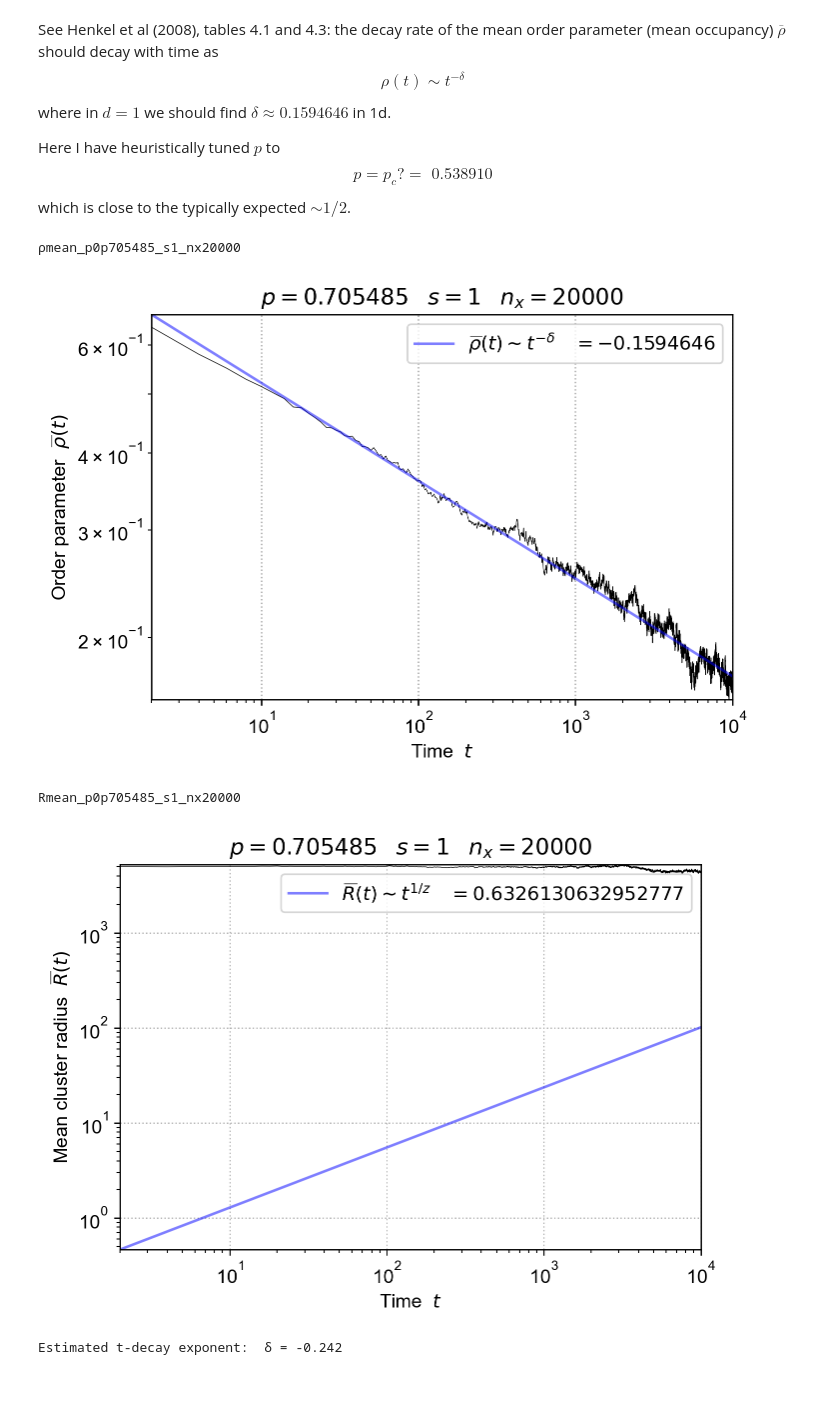
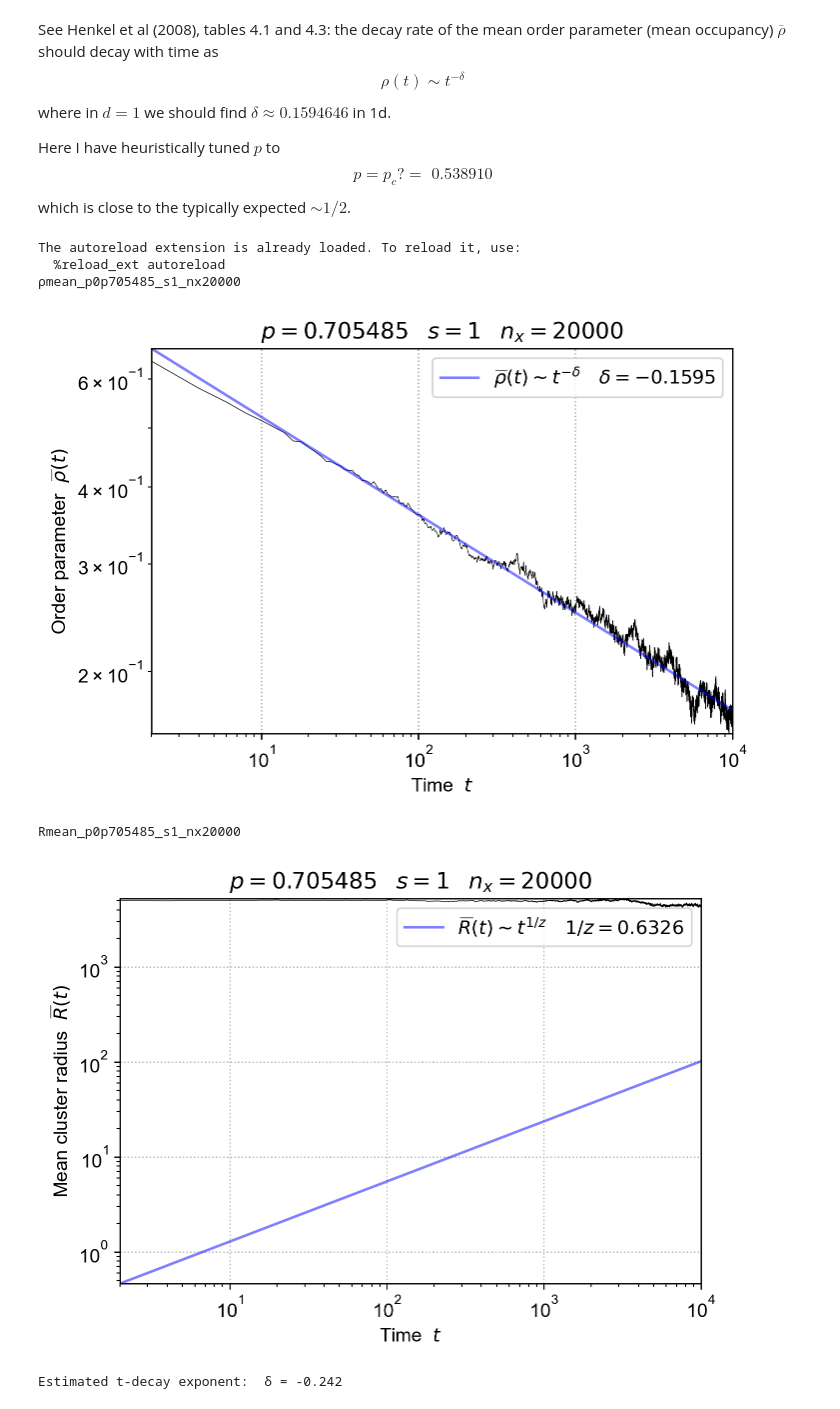
Before and after one commit to atthecodeface/DPRS, a Jupyter notebook: notebooks/dp_1d.ipynb, the cells around one changed output. Saved outputs shown, nothing was run; the diff lists cells and outputs as text; code cells hidden in the pictures.

```diff
--- a/notebooks/dp_1d.ipynb
+++ b/notebooks/dp_1d.ipynb
@@ -192,9 +192,10 @@ viz.plot_lattice_statistic(
     make_title(parameters, None),
     tracking,
     labels=(
-        "Order parameter  $\widebar{\\rho}(t)$",
-        "$\widebar{\\rho}(t)$",
-        "$t^{-\delta}$",
+        "Order parameter  $\\widebar{\\rho}(t)$",
+        "$\\widebar{\\rho}(t)$",
+        "$t^{-\\delta}$",
+        "${\\delta}$",
     ),
     index=2,
     exponent=-δ,
@@ -205,34 +206,37 @@ viz.plot_lattice_statistic(
 )
 plt.show()
 # %% [output]
+The autoreload extension is already loaded. To reload it, use:
+  %reload_ext autoreload
 ρmean_p0p705485_s1_nx20000
-[figure, old version]
+[figure, new version]
 # %%
 z = 1.58074510
 scale = 0.3
 
 name = make_name(parameters, "Rmean", None, )
 print(name)
 viz.plot_lattice_statistic(
     name,
     make_title(parameters, None),
     tracking,
     labels=(
-        "Mean cluster radius  $\widebar{R}(t)$",
-        "$\widebar{R}(t)$",
+        "Mean cluster radius  $\\widebar{R}(t)$",
+        "$\\widebar{R}(t)$",
         "$t^{1/z}$",
+        "${1/z}$",
     ),
     index=3,
     exponent=1/z,
     scale=scale,
     fig_size=(6,4,),
     i_offset=1,
     do_ref_curve=True,
 )
 plt.show()
 # %% [output]
 Rmean_p0p705485_s1_nx20000
-[figure, old version]
+[figure, new version]
 # %%
 i_offset: int = parameters.n_iterations//3
 t: NDArray = tracking[0][i_offset:]
```
Also changed, not shown: parts of 1 cell of this notebook, 12 other files.
